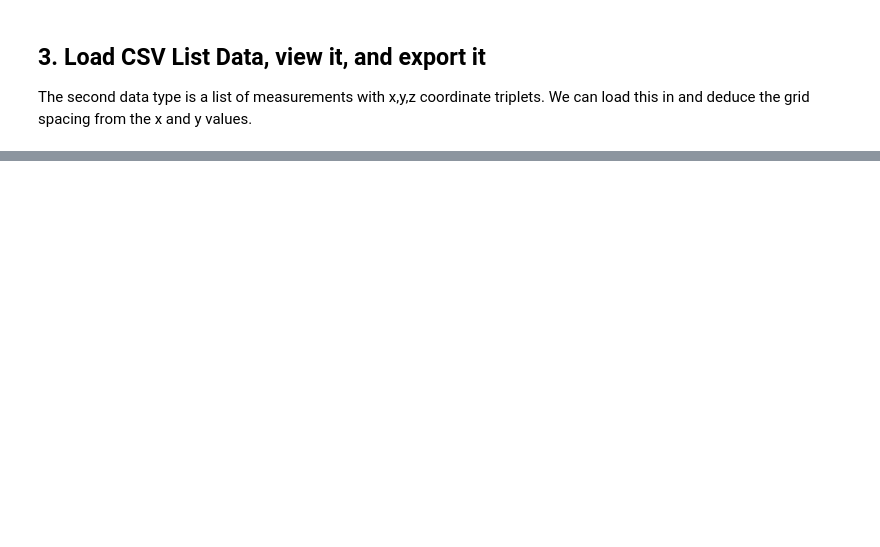
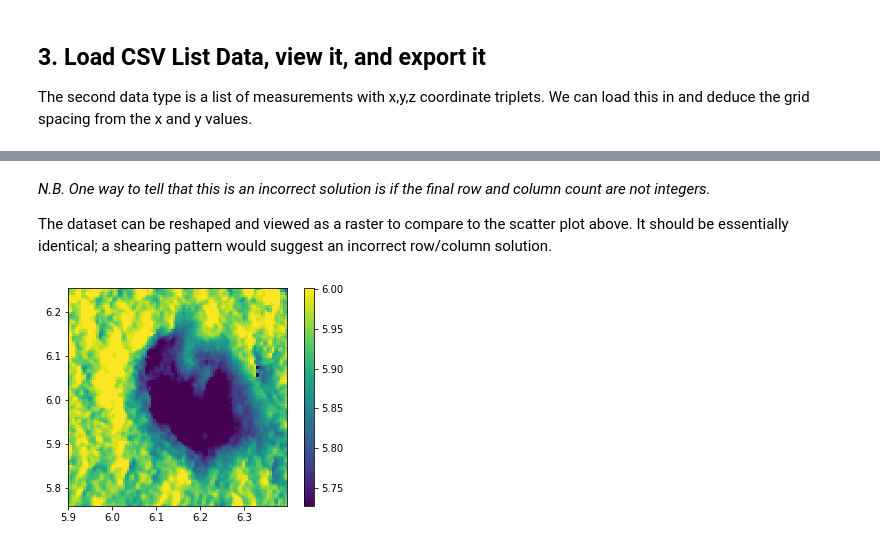
Before and after one commit to jarichardson/Pit-UQ, a Jupyter notebook: Loading Height Data.ipynb, the cells around one changed output, grey strips where cells are left out. Cells and saved outputs as stored; diff of their text form; code cells hidden in the pictures; blank space fills up the shorter version.

```diff
--- a/Loading Height Data.ipynb
+++ b/Loading Height Data.ipynb
@@ -217,0 +290,18 @@ The data in this CSV file is not initially the format we expected. Finishing thi
+# %% [markdown]
+*N.B. One way to tell that this is an incorrect solution is if the final row and column count are not integers.*
+
+The dataset can be reshaped and viewed as a raster to compare to the scatter plot above. It should be essentially identical; a shearing pattern would suggest an incorrect row/column solution.
+# %%
+#reshape the data from a list to a row x column array
+#the [::-1] reverses the array, so the first line is the highest line
+lZZ = lz_data.reshape(int(rowCt),int(colCt))[::-1]
+
+#illustrate it as a raster with imshow
+lmap_extent = [np.min(lx_data),np.max(lx_data),np.min(ly_data),np.max(ly_data)]
+plt.clf()
+plt.imshow(lZZ,extent=lmap_extent)
+plt.clim([np.percentile(lz_data,10),np.percentile(lz_data,90)])
+plt.colorbar()
+plt.show()
+# %% [output]
+[figure, added]
```
Also changed, not shown: parts of 21 cells of this notebook, 4 other files.
